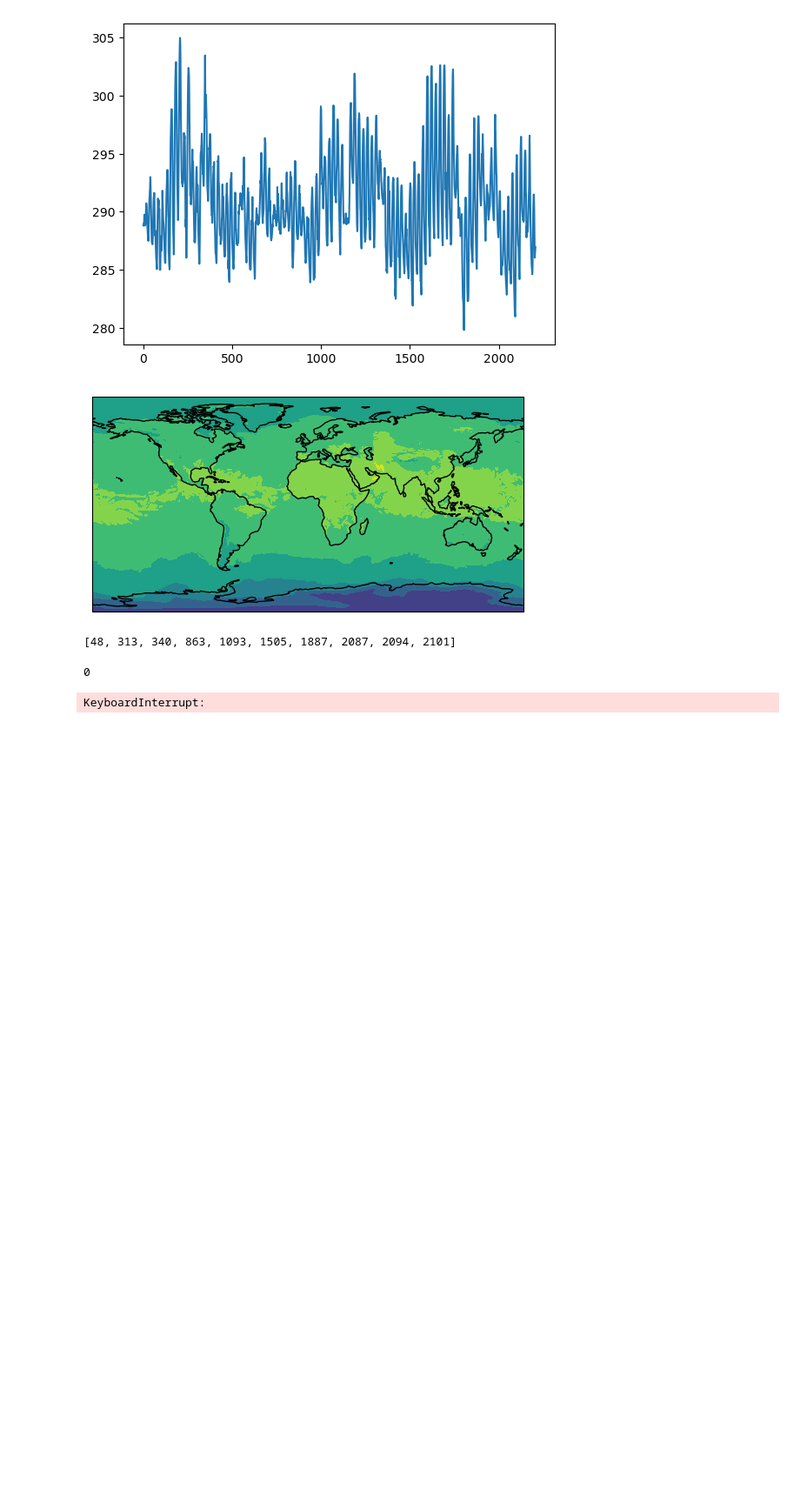
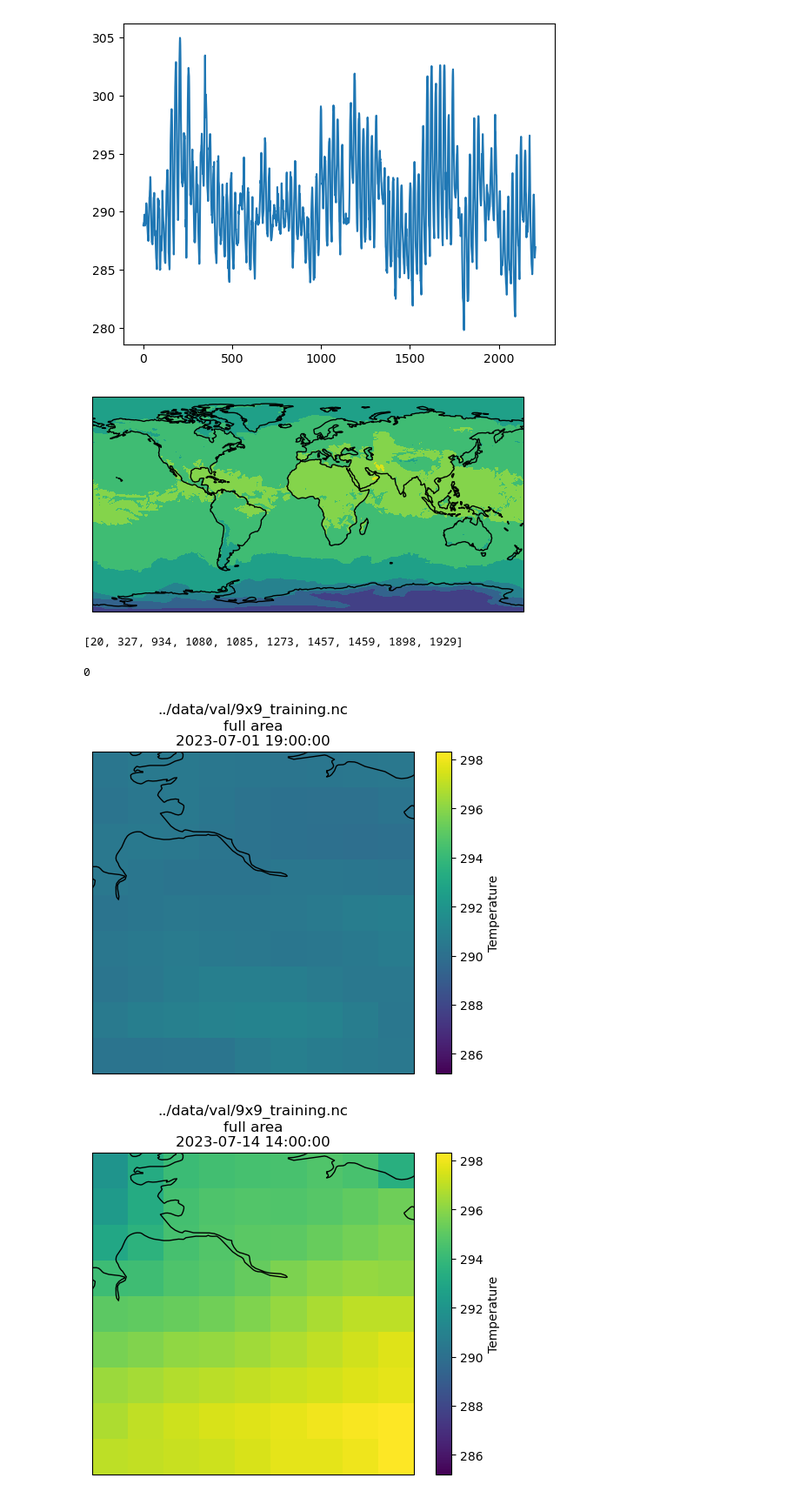
Before and after one commit to TimoWacke/BachelorThesis, a Jupyter notebook: test-era5-data/playground.ipynb, the cells around one changed output. Shown at 87% size. Cells and saved outputs as stored; diff of their text form; code cells hidden in the pictures; blank space fills up the shorter version.

```diff
--- a/test-era5-data/playground.ipynb
+++ b/test-era5-data/playground.ipynb
@@ -93,17 +93,11 @@ plt.show()
 # %%
 # Preparing Trainings Data
 
-given_lat = 53.55
-given_lon = 9.95
-
-lat_idx = find_nearest(lat_var[:], given_lat)
-lon_idx = find_nearest(lon_var[:], given_lon)
-
 # 9x9 grid around the given latitude and longitude values
-lat_idx_min = lat_idx - 4
-lat_idx_max = lat_idx + 4
-lon_idx_min = lon_idx - 4
-lon_idx_max = lon_idx + 4
+lat_idx_min = lat_nearest_idx - 4
+lat_idx_max = lat_nearest_idx + 4
+lon_idx_min = lon_nearest_idx - 4
+lon_idx_max = lon_nearest_idx + 4
 
 # append p % of the timesteps
 p = 0.1
@@ -115,7 +109,7 @@ mask_idx = np.random.choice(len(time_var[:]), mask_n, replace=False) + 1
 mask_idx = sorted(mask_idx)
 print(mask_idx)
 # %% [output]
-[48, 313, 340, 863, 1093, 1505, 1887, 2087, 2094, 2101]
+[20, 327, 934, 1080, 1085, 1273, 1457, 1459, 1898, 1929]
 # %%
 # run the cdo shell command to delete,timestep= mask_idx and to cut out the 9x9 grid around the given latitude and longitude values
 import subprocess
@@ -155,9 +149,14 @@ command = f'rm temp.nc'
 subprocess.call(command, shell=True)
 # %% [output]
 0
-# %%
-from climatereconstructionai import train
-
-train("train_args.txt")
-# %% [output]
-KeyboardInterrupt:
+# %%
+from netcdf_utils import DatasetPlotter
+
+filePlotter = DatasetPlotter('../data/val/9x9_training.nc')
+filePlotter.generate_time_index_list(10)
+filePlotter.vmin = 285.2
+filePlotter.vmax = 298.3
+filePlotter.plot()
+# %% [output]
+[figure, added]
+[figure, added]
```
Also changed, not shown: parts of 2 cells of this notebook, 42 other files.
